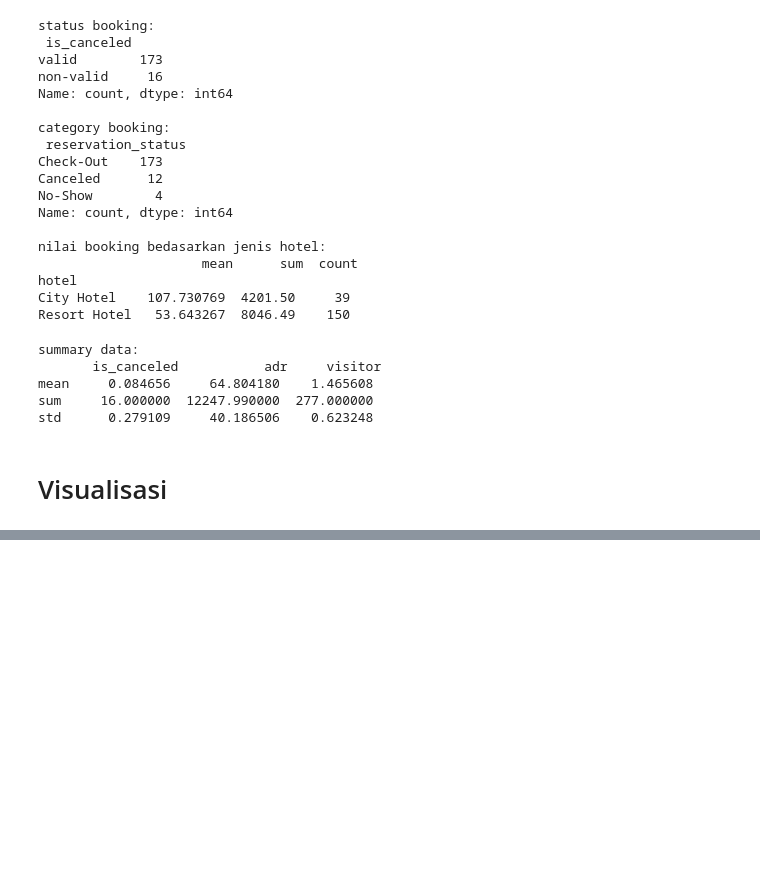
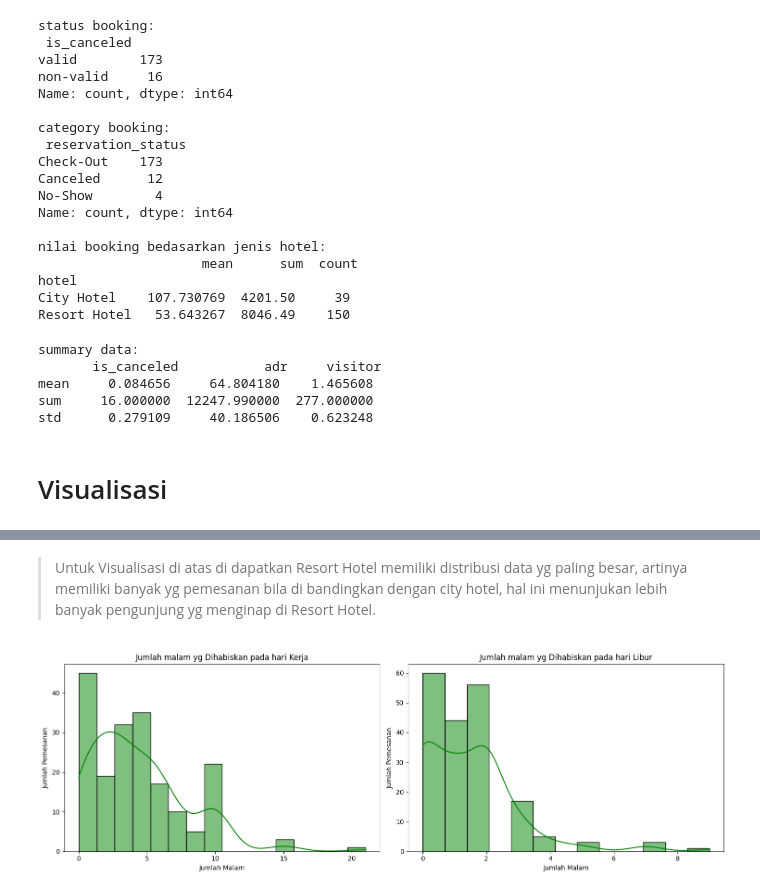
Before and after one commit to Aldistwn29/Data_analysis, a Jupyter notebook: Booking_Hotel.ipynb, the cells around one changed output, grey strips where cells are left out. Saved outputs shown, nothing was run; the diff lists cells and outputs as text; code cells hidden in the pictures; blank space fills up the shorter version.

```diff
--- a/Booking_Hotel.ipynb
+++ b/Booking_Hotel.ipynb
@@ -201,0 +213,22 @@ std      0.279109     40.186506    0.623248
+# %% [markdown]
+
+
+> Untuk Visualisasi di atas di dapatkan Resort Hotel memiliki distribusi data yg paling besar, artinya memiliki banyak yg pemesanan bila di bandingkan dengan city hotel, hal ini menunjukan lebih banyak pengunjung yg menginap di Resort Hotel.
+# %%
+# Visualisasi jumlah malam yg di habiskan
+fig, ax= plt.subplots(1, 2, figsize=(15, 5))
+
+sns.histplot(clean_df['stays_in_week_nights'], ax=ax[0], color='green', kde=True)
+ax[0].set_title('Jumlah malam yg Dihabiskan pada hari Kerja')
+ax[0].set_xlabel('Jumlah Malam')
+ax[0].set_ylabel('Jumlah Pemesanan')
+
+sns.histplot(clean_df['stays_in_weekend_nights'], ax=ax[1], color='green', kde=True)
+ax[1].set_title('Jumlah malam yg Dihabiskan pada hari Libur')
+ax[1].set_xlabel('Jumlah Malam')
+ax[1].set_ylabel('Jumlah Pemesanan')
+
+plt.tight_layout()
+plt.show()
+# %% [output]
+[figure, added]
```
Also changed, not shown: parts of 21 cells of this notebook.
